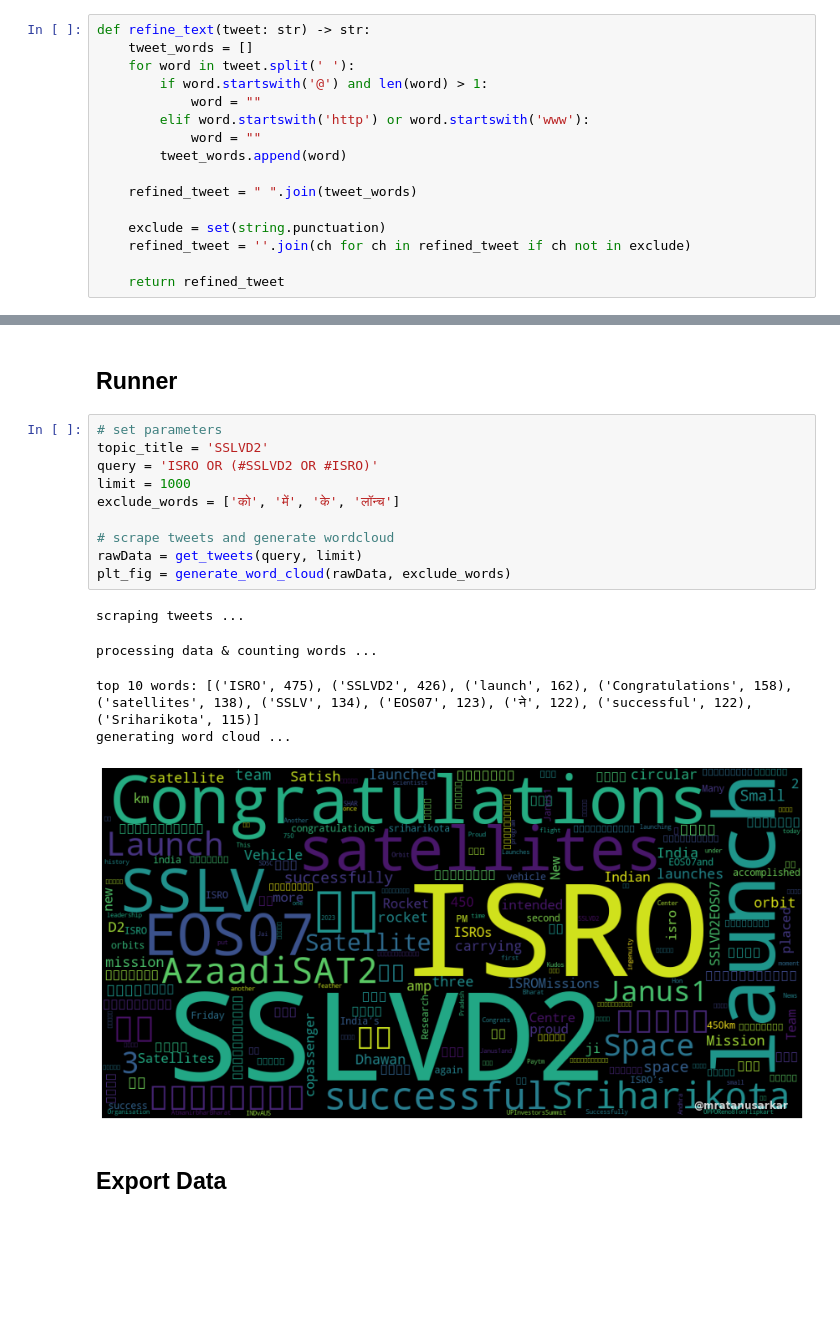
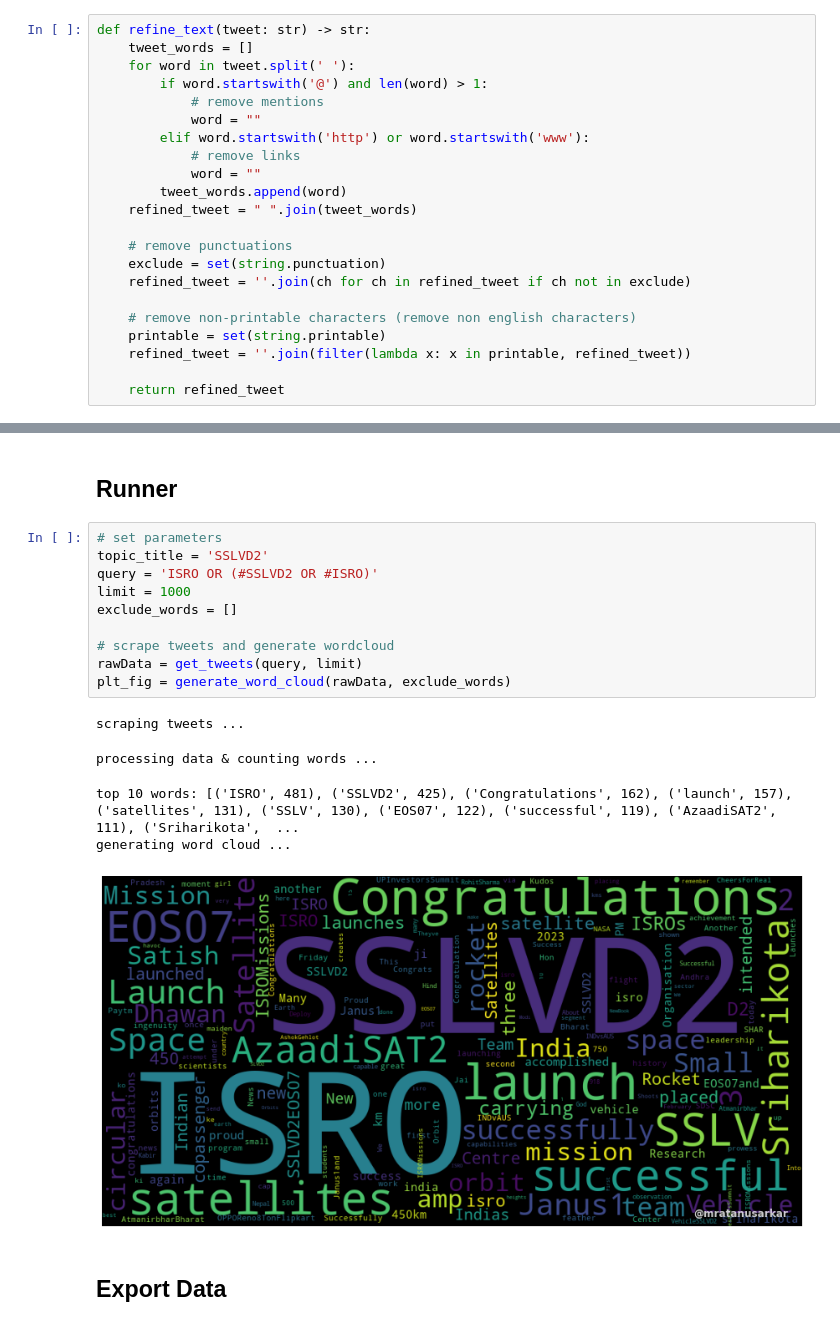
Before and after one commit to mratanusarkar/twitter-sentiment-analysis, a Jupyter notebook: Notebooks/Tweet_Analysis_and_Inference.ipynb, the cells around one changed output, grey strips where cells are left out. Cells and saved outputs as stored; diff of their text form; blank space fills up the shorter version.

Commit message:
added filter to remove all non-printable chars and non-english letters

```diff
--- a/Notebooks/Tweet_Analysis_and_Inference.ipynb
+++ b/Notebooks/Tweet_Analysis_and_Inference.ipynb
@@ -84,16 +84,22 @@ def refine_text(tweet: str) -> str:
     tweet_words = []
     for word in tweet.split(' '):
         if word.startswith('@') and len(word) > 1:
+            # remove mentions
             word = ""
         elif word.startswith('http') or word.startswith('www'):
+            # remove links
             word = ""
         tweet_words.append(word)
-
     refined_tweet = " ".join(tweet_words)
 
+    # remove punctuations
     exclude = set(string.punctuation)
     refined_tweet = ''.join(ch for ch in refined_tweet if ch not in exclude)
 
+    # remove non-printable characters (remove non english characters)
+    printable = set(string.printable)
+    refined_tweet = ''.join(filter(lambda x: x in printable, refined_tweet))
+
     return refined_tweet
 # %%
 def word_counter(tweet: str, counter: Counter) -> Counter:
@@ -169,19 +175,19 @@ def generate_word_cloud(rawData: pd.DataFrame, force_exclude_words=[]):
 # %%
 # set parameters
 topic_title = 'SSLVD2'
 query = 'ISRO OR (#SSLVD2 OR #ISRO)'
 limit = 1000
-exclude_words = ['को', 'में', 'के', 'लॉन्च']
+exclude_words = []
 
 # scrape tweets and generate wordcloud
 rawData = get_tweets(query, limit)
 plt_fig = generate_word_cloud(rawData, exclude_words)
 # %% [output]
 scraping tweets ...
 processing data & counting words ...
-top 10 words: [('ISRO', 475), ('SSLVD2', 426), ('launch', 162), ('Congratulations', 158), ('satellites', 138), ('SSLV', 134), ('EOS07', 123), ('ने', 122), ('successful', 122), ('Sriharikota', 115)]
+top 10 words: [('ISRO', 481), ('SSLVD2', 425), ('Congratulations', 162), ('launch', 157), ('satellites', 131), ('SSLV', 130), ('EOS07', 122), ('successful', 119), ('AzaadiSAT2', 111), ('Sriharikota',  ...
 generating word cloud ...
-[figure, old version]
+[figure, new version]
 # %% [markdown]
 ## Export Data
 # %%
```
Also changed, not shown: parts of 1 cell of this notebook.
